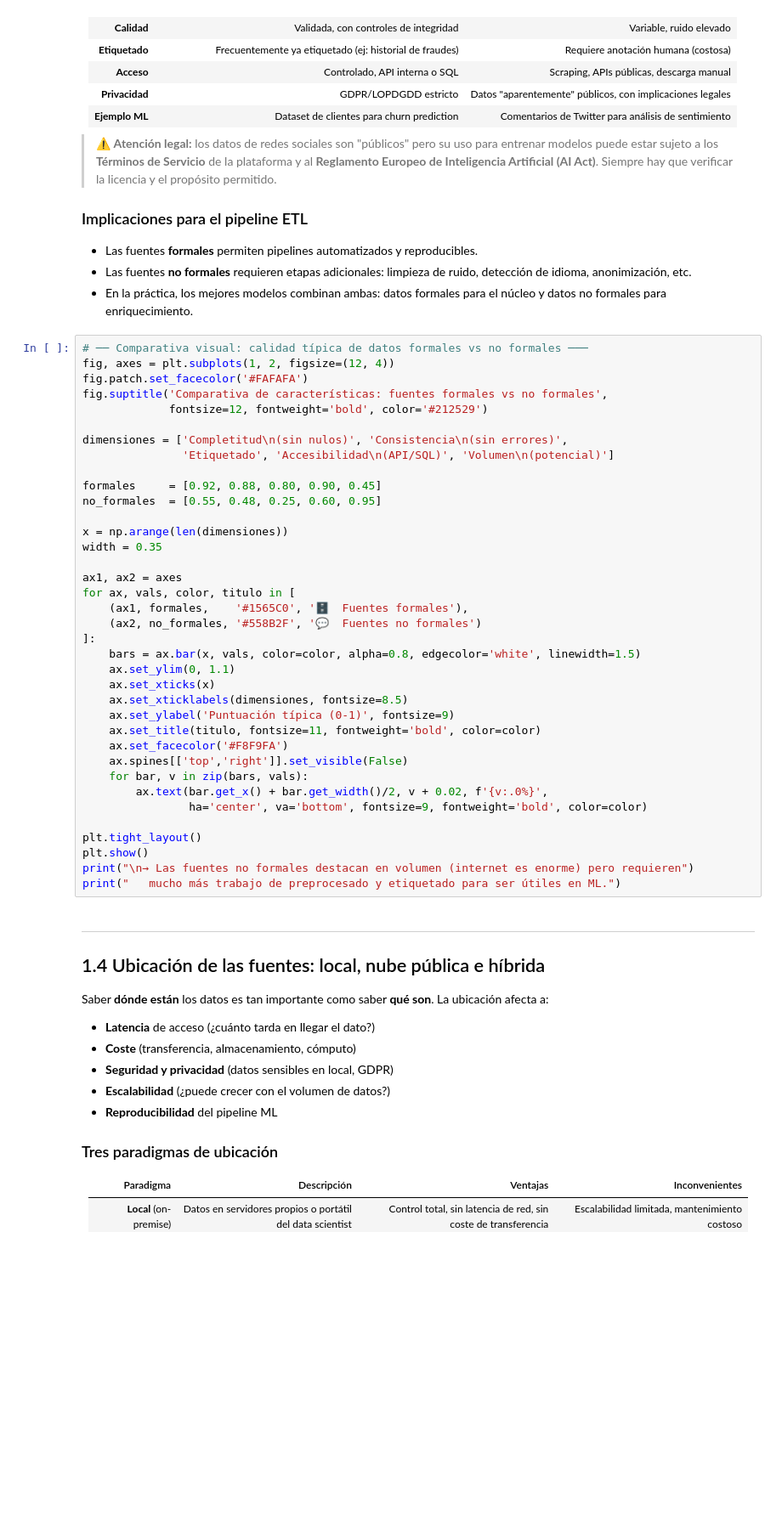
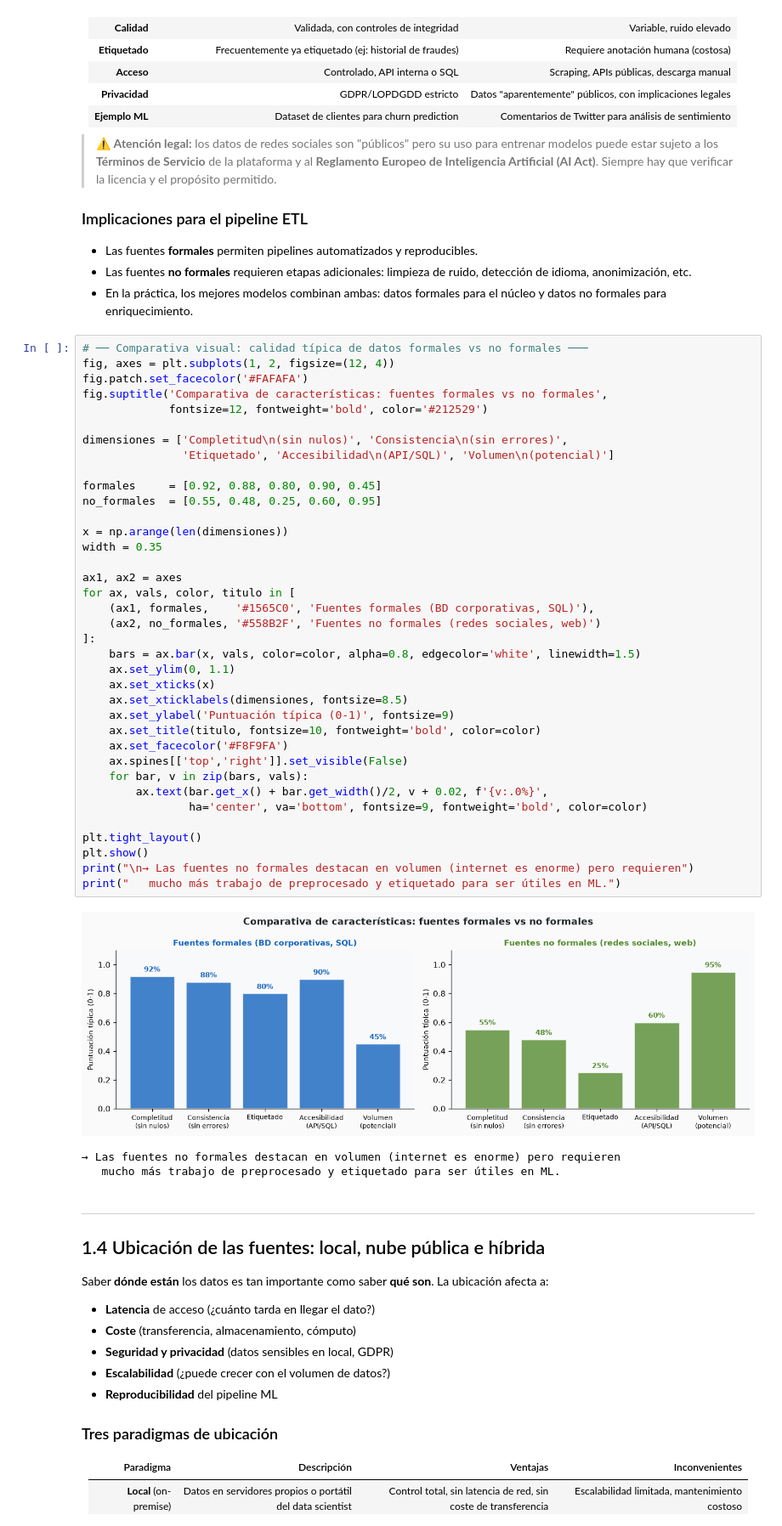
Before and after one commit to alberto-dealarcon-pro/ETCDFM, a Jupyter notebook: UD1/Bloque_1_Naturaleza_y_clasificacion/B1_Naturaleza_y_Clasificacion_de_Fuentes.ipynb, the cells around one changed output. Shown at 85% size. Drawn from its saved outputs; the diff is of its cells as text; blank space fills up the shorter version.

```diff
--- a/UD1/Bloque_1_Naturaleza_y_clasificacion/B1_Naturaleza_y_Clasificacion_de_Fuentes.ipynb
+++ b/UD1/Bloque_1_Naturaleza_y_clasificacion/B1_Naturaleza_y_Clasificacion_de_Fuentes.ipynb
@@ -503,36 +594,40 @@ fig.patch.set_facecolor('#FAFAFA')
 fig.suptitle('Comparativa de características: fuentes formales vs no formales',
              fontsize=12, fontweight='bold', color='#212529')
 
 dimensiones = ['Completitud\n(sin nulos)', 'Consistencia\n(sin errores)',
                'Etiquetado', 'Accesibilidad\n(API/SQL)', 'Volumen\n(potencial)']
 
 formales     = [0.92, 0.88, 0.80, 0.90, 0.45]
 no_formales  = [0.55, 0.48, 0.25, 0.60, 0.95]
 
 x = np.arange(len(dimensiones))
 width = 0.35
 
 ax1, ax2 = axes
 for ax, vals, color, titulo in [
-    (ax1, formales,    '#1565C0', '🗄️  Fuentes formales'),
-    (ax2, no_formales, '#558B2F', '💬  Fuentes no formales')
+    (ax1, formales,    '#1565C0', 'Fuentes formales (BD corporativas, SQL)'),
+    (ax2, no_formales, '#558B2F', 'Fuentes no formales (redes sociales, web)')
 ]:
     bars = ax.bar(x, vals, color=color, alpha=0.8, edgecolor='white', linewidth=1.5)
     ax.set_ylim(0, 1.1)
     ax.set_xticks(x)
     ax.set_xticklabels(dimensiones, fontsize=8.5)
     ax.set_ylabel('Puntuación típica (0-1)', fontsize=9)
-    ax.set_title(titulo, fontsize=11, fontweight='bold', color=color)
+    ax.set_title(titulo, fontsize=10, fontweight='bold', color=color)
     ax.set_facecolor('#F8F9FA')
     ax.spines[['top','right']].set_visible(False)
     for bar, v in zip(bars, vals):
         ax.text(bar.get_x() + bar.get_width()/2, v + 0.02, f'{v:.0%}',
                 ha='center', va='bottom', fontsize=9, fontweight='bold', color=color)
 
 plt.tight_layout()
 plt.show()
 print("\n→ Las fuentes no formales destacan en volumen (internet es enorme) pero requieren")
 print("   mucho más trabajo de preprocesado y etiquetado para ser útiles en ML.")
+# %% [output]
+[figure, added]
+→ Las fuentes no formales destacan en volumen (internet es enorme) pero requieren
+   mucho más trabajo de preprocesado y etiquetado para ser útiles en ML.
 # %% [markdown]
 ---
 ## 1.4 Ubicación de las fuentes: local, nube pública e híbrida
```
Also changed, not shown: parts of 17 cells of this notebook, 4 other files.
